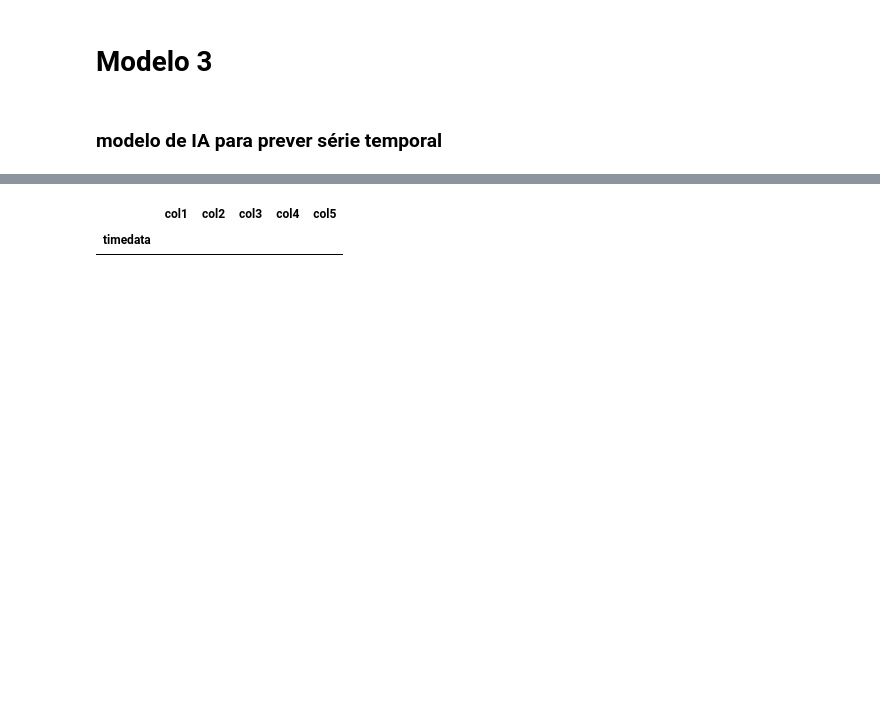
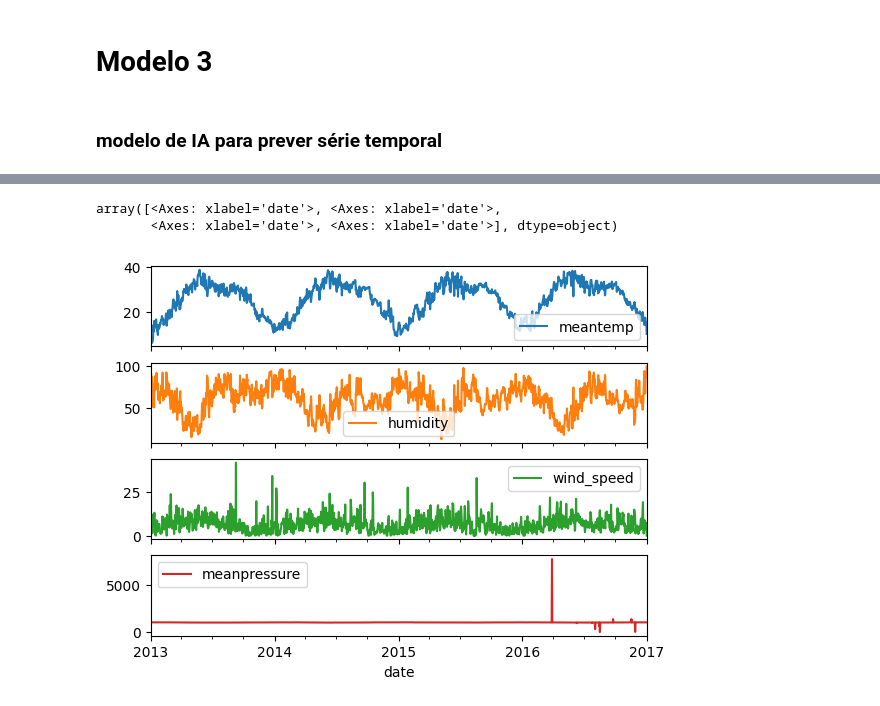
Before and after one commit to Draylon/ppgca_ds_tfinal, a Jupyter notebook: impl3.ipynb, the cells around one changed output, grey strips where cells are left out. Cells and saved outputs as stored; diff of their text form; code cells hidden in the pictures; blank space fills up the shorter version.

```diff
--- a/impl3.ipynb
+++ b/impl3.ipynb
@@ -8,0 +11,3 @@ import seaborn as sns
+# %%
+df = pd.read_csv('DailyDelhiClimateTrain.csv')
+df.head()
@@ -9,9 +21,9 @@ import seaborn as sns
 # %%
-df = pd.read_csv('bigstonks.csv')
-df['timedata'] = pd.to_datetime(df['timedata'])#, format='%d.%m.%Y %H:%M:%S')
-df = df.set_index('timedata')
+df['date'] = pd.to_datetime(df['date'])#, format='%d.%m.%Y %H:%M:%S')
+df = df.set_index('date')
-# %%
-df
-# %% [output]
-|  | col1 | col2 | col3 | col4 | col5 |
-| timedata |  |  |  |  |  |
+# %%
+df.plot(subplots=True)
+# %% [output]
+array([<Axes: xlabel='date'>, <Axes: xlabel='date'>,
+       <Axes: xlabel='date'>, <Axes: xlabel='date'>], dtype=object)
+[figure, added]
```
Also changed, not shown: parts of 7 cells of this notebook.
